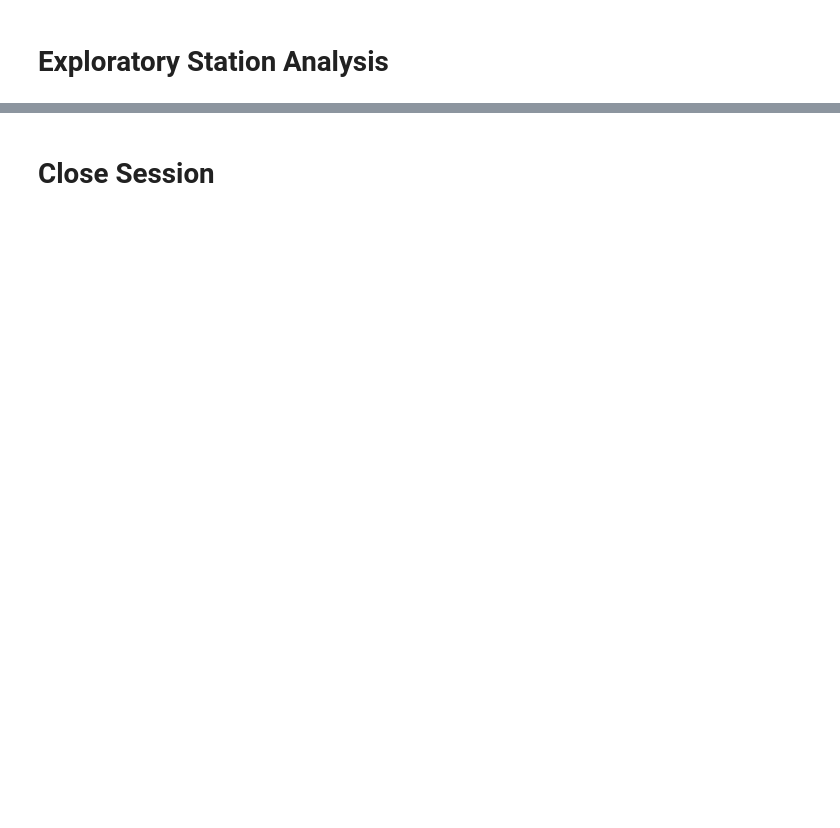
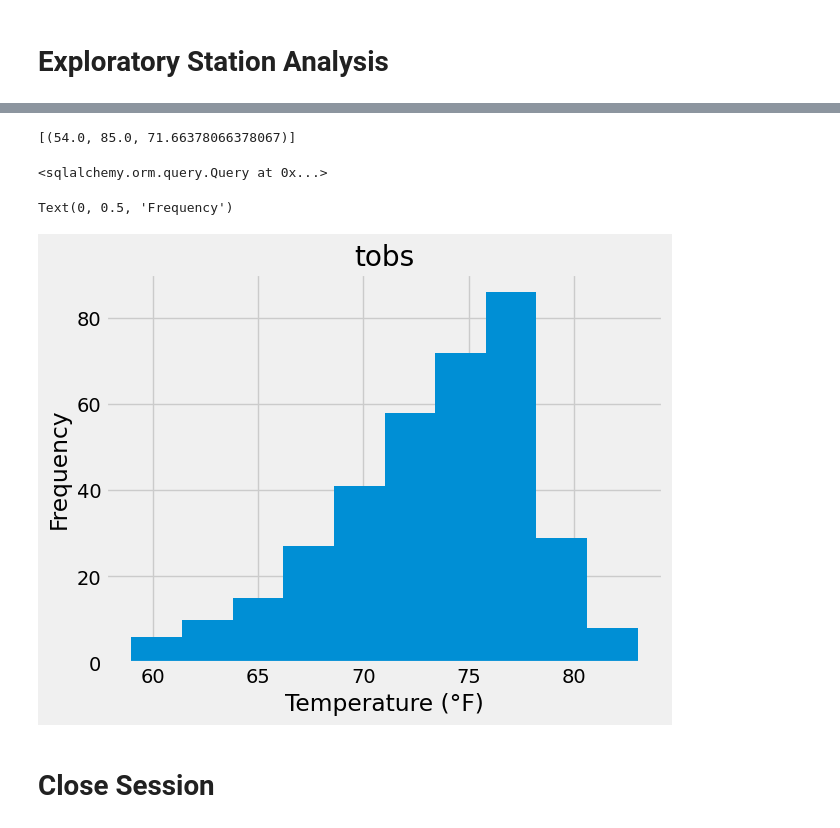
Before and after one commit to odwct/SQLalchemy-Challenge, a Jupyter notebook: SurfsUp/climate_starter.ipynb, the cells around one changed output, grey strips where cells are left out. Saved outputs shown, nothing was run; the diff lists cells and outputs as text; code cells hidden in the pictures; blank space fills up the shorter version.

```diff
--- a/SurfsUp/climate_starter.ipynb
+++ b/SurfsUp/climate_starter.ipynb
@@ -21,6 +22,8 @@ engine = create_engine("sqlite:///Resources/hawaii.sqlite")
 # %%
 # reflect an existing database into a new model
+Base = automap_base()
 
 # reflect the tables
+Base.prepare(autoload_with=engine)
 # %%
 # View all of the classes that automap found
@@ -27,7 +33,10 @@ engine = create_engine("sqlite:///Resources/hawaii.sqlite")
 # %%
 # Save references to each table
+Measurement = Base.classes.measurement
+Station = Base.classes.station
 # %%
 # Create our session (link) from Python to the DB
+session = Session(engine)
 # %% [markdown]
 # Exploratory Precipitation Analysis
 # %%
@@ -61,2 +152,8 @@ engine = create_engine("sqlite:///Resources/hawaii.sqlite")
 # %%
 # Using the most active station id from the previous query, calculate the lowest, highest, and average temperature.
+temperature = session.query(func.min(Measurement.tobs), func.max(Measurement.tobs), func.avg(Measurement.tobs)).\
+    filter(Measurement.station == 'USC00519281').all()
+
+temperature
+# %% [output]
+[(54.0, 85.0, 71.66378066378067)]
@@ -66,3 +160,19 @@ engine = create_engine("sqlite:///Resources/hawaii.sqlite")
+# %%
+temperature_all_year = session.query(Measurement.date, Measurement.tobs).\
+    filter(Measurement.date >= year_ago, Measurement.station == 'USC00519281')
+
+temperature_all_year
+# %% [output]
+<sqlalchemy.orm.query.Query at 0x...>
+# %%
+pd.DataFrame(session.query(Measurement.date, Measurement.tobs).\
+    filter(Measurement.date >= year_ago, Measurement.station == 'USC00519281').all()).hist()
+
+plt.xlabel('Temperature (°F)')
+plt.ylabel('Frequency')
+# %% [output]
+Text(0, 0.5, 'Frequency')
+[figure, added]
 # %% [markdown]
 # Close Session
 # %%
```
Also changed, not shown: parts of 14 cells of this notebook, 1 other file.
